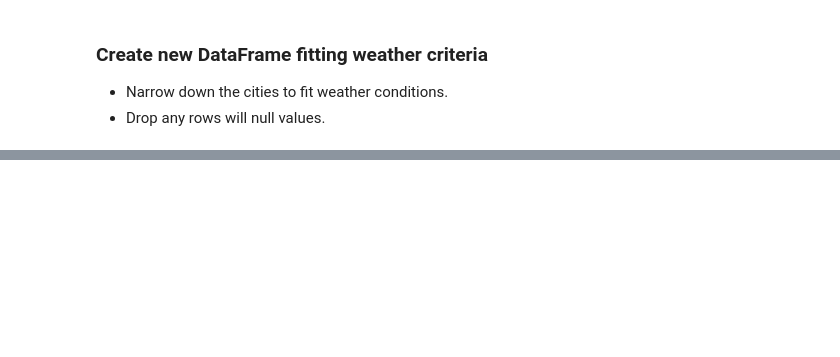
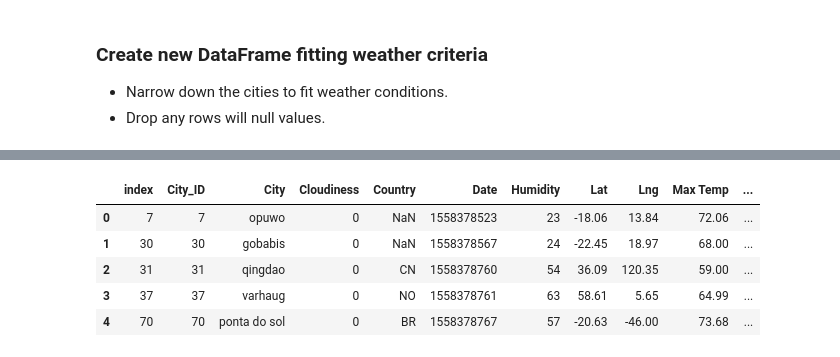
Before and after one commit to wjriebel/Python-API-Challenge, a Jupyter notebook: VacationPy/VacationPy.ipynb, the cells around one changed output, grey strips where cells are left out. Saved outputs shown, nothing was run; the diff lists cells and outputs as text; code cells hidden in the pictures; blank space fills up the shorter version.

```diff
--- a/VacationPy/VacationPy.ipynb
+++ b/VacationPy/VacationPy.ipynb
@@ -64,6 +100,21 @@ fig
 * Hit the Google Places API for each city's coordinates.
 * Store the first Hotel result into the DataFrame.
 * Plot markers on top of the heatmap.
+# %%
+hotel_df = best_weather_df
+hotel_df["Hotel Name"] = ""
+hotel_df.reset_index(inplace=True)
+hotel_df.drop(columns='index')
+lat = hotel_df["Lat"].astype(float)
+lng = hotel_df["Lng"].astype(float)
+hotel_df.head()
+# %% [output]
+|  | index | City_ID | City | Cloudiness | Country | Date | Humidity | Lat | Lng | Max Temp | ... |
+| 0 | 7 | 7 | opuwo | 0 | NaN | 1558378523 | 23 | -18.06 | 13.84 | 72.06 | ... |
+| 1 | 30 | 30 | gobabis | 0 | NaN | 1558378567 | 24 | -22.45 | 18.97 | 68.00 | ... |
+| 2 | 31 | 31 | qingdao | 0 | CN | 1558378760 | 54 | 36.09 | 120.35 | 59.00 | ... |
+| 3 | 37 | 37 | varhaug | 0 | NO | 1558378761 | 63 | 58.61 | 5.65 | 64.99 | ... |
+| 4 | 70 | 70 | ponta do sol | 0 | BR | 1558378767 | 57 | -20.63 | -46.00 | 73.68 | ... |
 # %%
 # NOTE: Do not change any of the code in this cell
 
```
Also changed, not shown: parts of 5 cells of this notebook.
